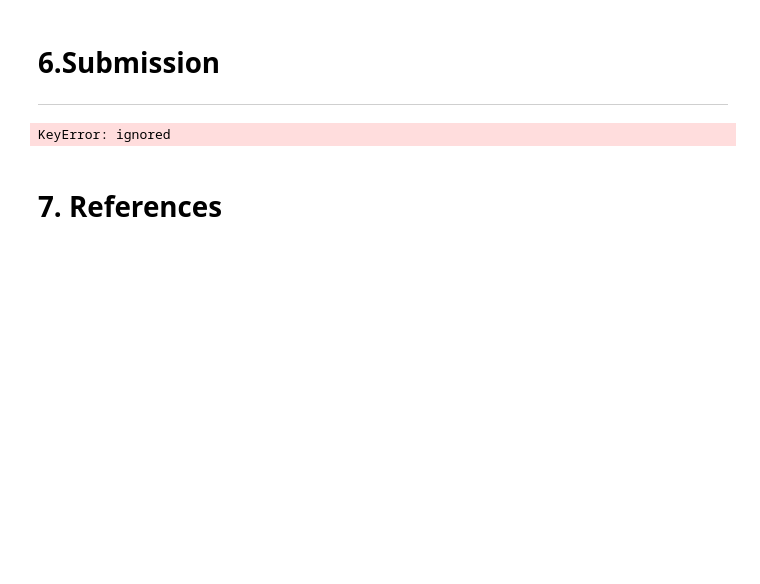
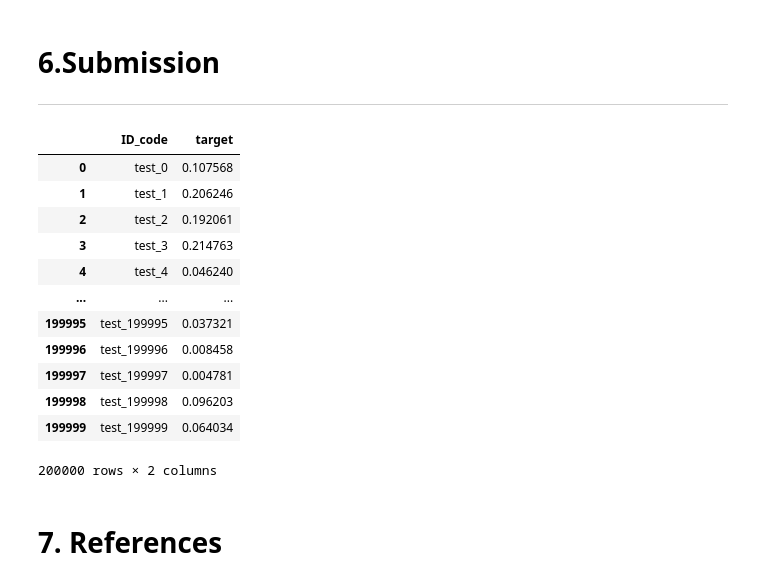
Before and after one commit to formroller/ML_clone, a Jupyter notebook: kaggle/Santander/SantanderPrediction2.ipynb, the cells around one changed output. Drawn from its saved outputs; the diff is of its cells as text; code cells hidden in the pictures; blank space fills up the shorter version.

Commit message:
SantanderPrediction 2회차 필사.

```diff
--- a/kaggle/Santander/SantanderPrediction2.ipynb
+++ b/kaggle/Santander/SantanderPrediction2.ipynb
@@ -851,10 +851,23 @@ plt.tight_layout()
 # 6.Submission
 ---
 # %%
-sub_df=pd.DataFrame({'ID_code':test['ID_codes'].values, 'target':predictions})
+sub_df=pd.DataFrame({'ID_code':test['ID_code'].values, 'target':predictions})
+sub_df
 # sub_df = pd.DataFrame({"ID_code":test["ID_code"].values})
 # %% [output]
+|  | ID_code | target |
+| 0 | test_0 | 0.107568 |
+| 1 | test_1 | 0.206246 |
+| 2 | test_2 | 0.192061 |
+| 3 | test_3 | 0.214763 |
+| 4 | test_4 | 0.046240 |
+| ... | ... | ... |
+| 199995 | test_199995 | 0.037321 |
+| 199996 | test_199996 | 0.008458 |
+| 199997 | test_199997 | 0.004781 |
+| 199998 | test_199998 | 0.096203 |
+| 199999 | test_199999 | 0.064034 |
-KeyError: ignored
+200000 rows × 2 columns
 # %% [markdown]
 # 7. References
 # %% [markdown]
```
